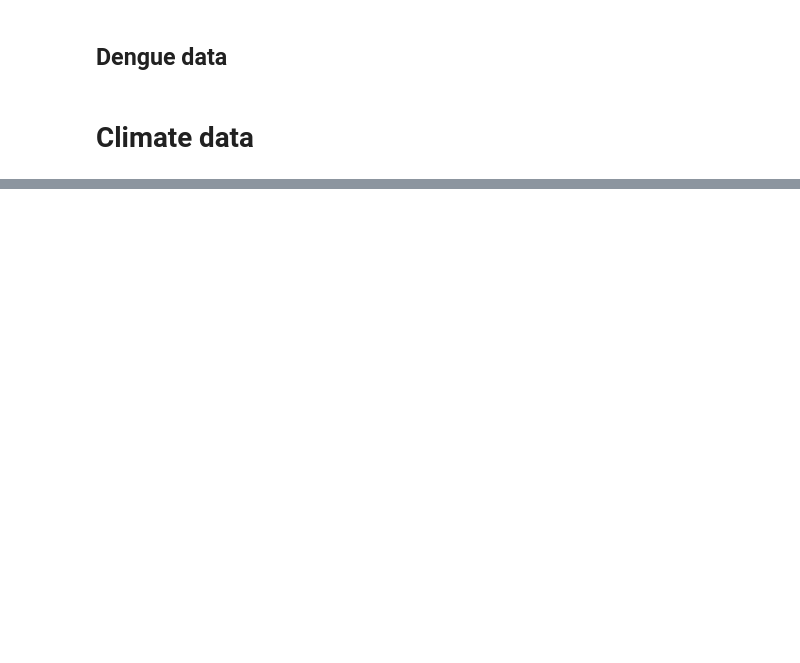
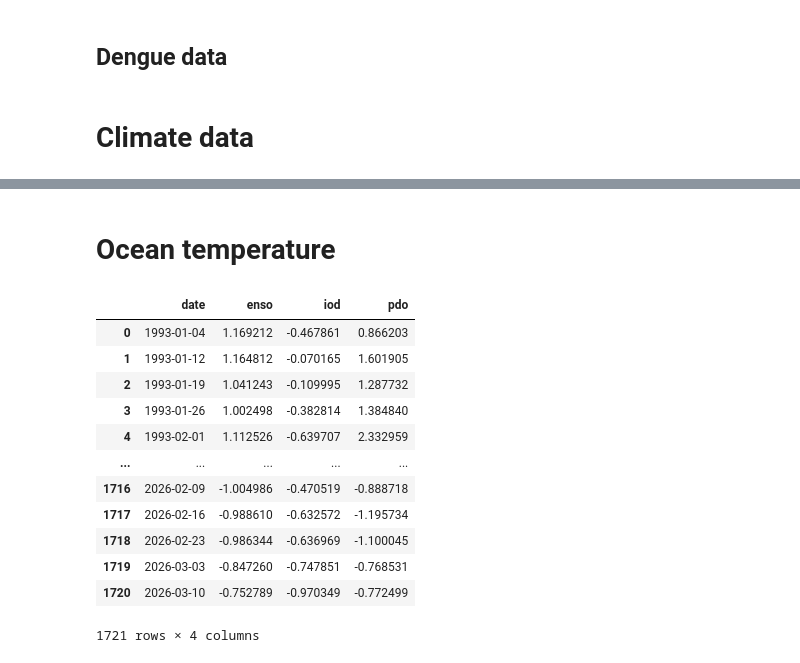
Before and after one commit to InfraMIND-models/3rd_imdc_ifgw_inframind-proteus, a Jupyter notebook: src/prototypes/explore_mosqlimate_data.ipynb, the cells around one changed output, grey strips where cells are left out. Drawn from its saved outputs; the diff is of its cells as text; code cells hidden in the pictures; blank space fills up the shorter version.

```diff
--- a/src/prototypes/explore_mosqlimate_data.ipynb
+++ b/src/prototypes/explore_mosqlimate_data.ipynb
@@ -155,0 +228,20 @@ save_tmp_plotly_fig(fig, f"temp_dispersion_{uf}")
+# %% [markdown]
+# Ocean temperature
+# %%
+imdc_ocean_df = pd.read_csv("../../data/data_imdc_2026/ocean_climate_oscillations.csv.gz", parse_dates=["date"])
+
+imdc_ocean_df
+# %% [output]
+|  | date | enso | iod | pdo |
+| 0 | 1993-01-04 | 1.169212 | -0.467861 | 0.866203 |
+| 1 | 1993-01-12 | 1.164812 | -0.070165 | 1.601905 |
+| 2 | 1993-01-19 | 1.041243 | -0.109995 | 1.287732 |
+| 3 | 1993-01-26 | 1.002498 | -0.382814 | 1.384840 |
+| 4 | 1993-02-01 | 1.112526 | -0.639707 | 2.332959 |
+| ... | ... | ... | ... | ... |
+| 1716 | 2026-02-09 | -1.004986 | -0.470519 | -0.888718 |
+| 1717 | 2026-02-16 | -0.988610 | -0.632572 | -1.195734 |
+| 1718 | 2026-02-23 | -0.986344 | -0.636969 | -1.100045 |
+| 1719 | 2026-03-03 | -0.847260 | -0.747851 | -0.768531 |
+| 1720 | 2026-03-10 | -0.752789 | -0.970349 | -0.772499 |
+1721 rows × 4 columns
```
Also changed, not shown: parts of 9 cells of this notebook, 2 other files.
